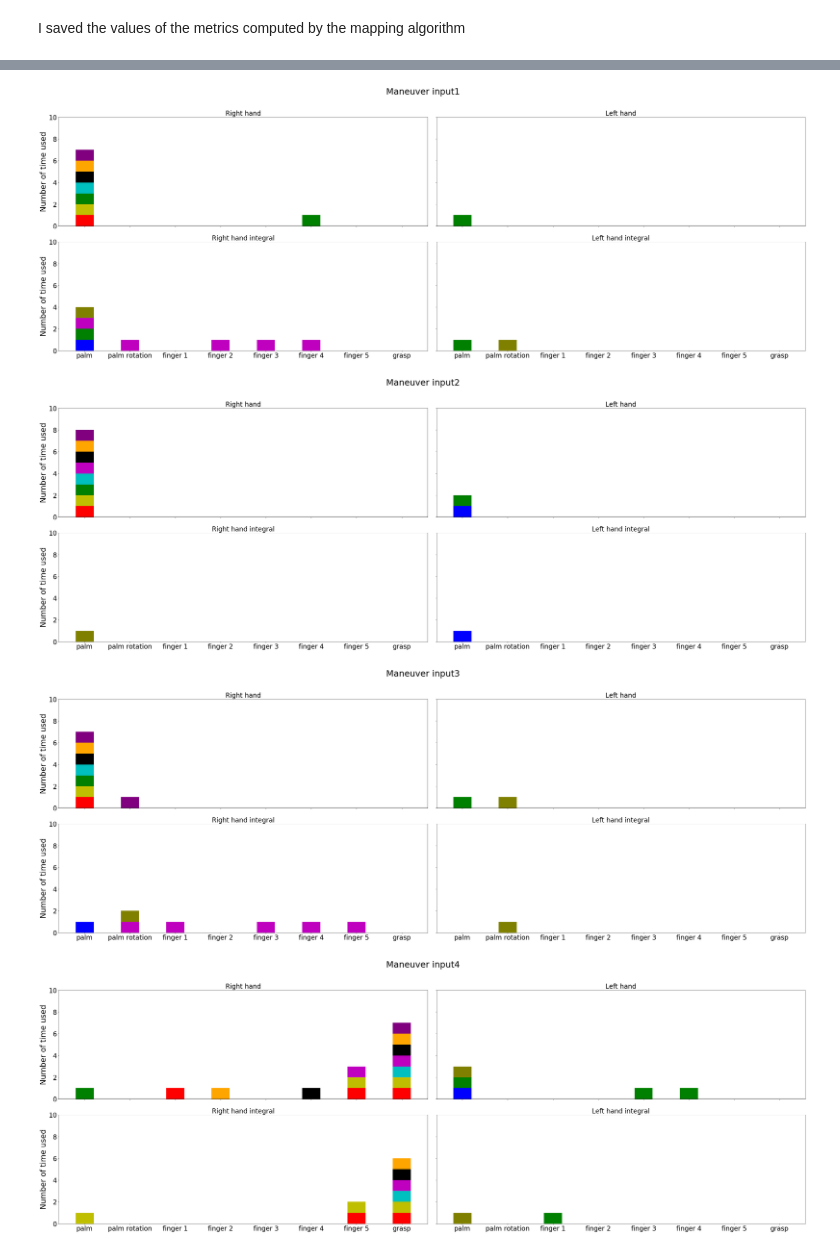
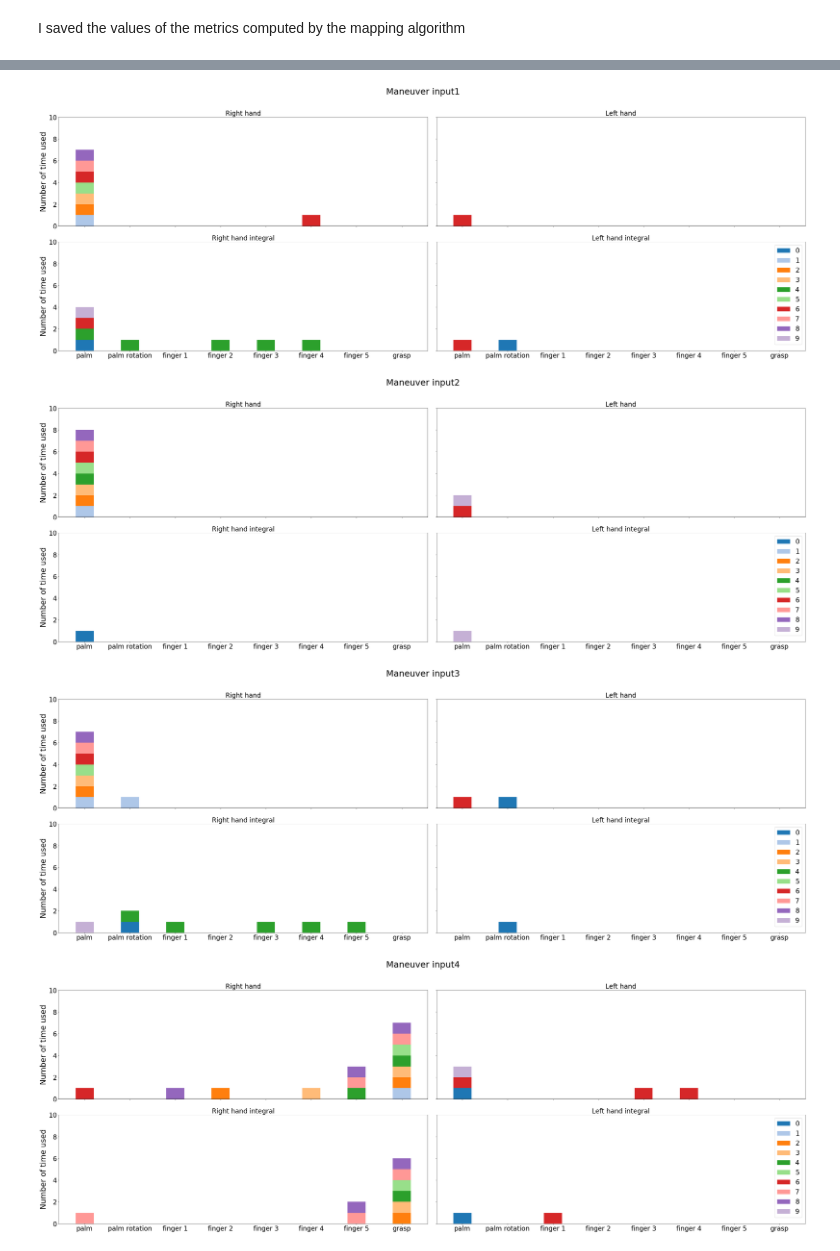
Before and after one commit to LudovicDeMatteis/EPFL_figures_notebook, a Jupyter notebook: notebooks/Pilot_data_analysis.ipynb, the cells around one changed output, grey strips where cells are left out. Cells and saved outputs as stored; diff of their text form; code cells hidden in the pictures.

Commit message:
smaller plots + different colors + code legend

```diff
--- a/notebooks/Pilot_data_analysis.ipynb
+++ b/notebooks/Pilot_data_analysis.ipynb
@@ -7,3 +5,6 @@ data_folder = '..\\data_analysis\\data_analysis\\EXPERIMENT_PILOTS\\VALUES_STORE
+# %%
+# data_folder = '..\\data_analysis\\data_analysis\\EXPERIMENT_PILOTS\\VALUES_STORED'
+data_folder = '/Volumes/GoogleDrive/My Drive/Matteo/EPFL/LIS/Semester projects/__Past/2020 - Spring/Swarm Intuitive /DATA/data_analysis/EXPERIMENT_PILOTS/VALUES_STORED'
 # %%
 # needed to use modules/scripts from parent folder
 import os,sys
@@ -290,7 +279,12 @@ x = np.arange(len(features_names))  # the label locations
 width = 0.4  # the width of the bars
 
 maneuvers = list(coef_sum[0].keys())[:-1]
-color = ['b','r','y','g','c','m','k','orange','purple', 'olive']
+# color = ['b','r','y','g','c','m','k','orange','purple', 'olive']
+
+color = plt.cm.Reds(np.arange(0,1,1/10))
+
+color = plt.cm.Accent(np.arange(0,1,1/10))
+color = [plt.cm.tab20(x) for x in range(10)]
 
 for man in maneuvers:
     fig, ((ax1, ax2), (ax3, ax4)) = plt.subplots(2,2, sharex=True, sharey=True, figsize=(5*len(features_names),15))
@@ -325,35 +319,36 @@ for man in maneuvers:
             base_irh = np.zeros_like(list(all_subjects_lists[subject]["list_int_right_hand"][man].values()))
         else:
             base_irh += np.array(list(all_subjects_lists[subject-1]["list_int_right_hand"][man].values()))
         rects1 = ax3.bar(x, list(all_subjects_lists[subject]["list_int_right_hand"][man].values()), width, color=color[subject], capsize=10, bottom=base_irh)
         # Add some text for labels, title and custom x-axis tick labels, etc.
         ax3.set_ylabel('Number of time used')
         ax3.set_title('Right hand integral')
         ax3.set_xticks(x)
         ax3.set_xticklabels(features_names)
         fig.tight_layout()
         ax3.grid()
 
         if subject == 0:
             base_ilh = np.zeros_like(list(all_subjects_lists[subject]["list_int_left_hand"][man].values()))
         else:
             base_ilh += np.array(list(all_subjects_lists[subject-1]["list_int_left_hand"][man].values()))
-        rects1 = ax4.bar(x, list(all_subjects_lists[subject]["list_int_left_hand"][man].values()), width, color=color[subject], capsize=10, bottom=base_ilh)
+        rects1 = ax4.bar(x, list(all_subjects_lists[subject]["list_int_left_hand"][man].values()), width, color=color[subject], capsize=10, bottom=base_ilh, label = subject)
         # Add some text for labels, title and custom x-axis tick labels, etc.
         #ax4.set_ylabel('Number of time used')
         ax4.set_title('Left hand integral')
         ax4.set_xticks(x)
         ax4.set_xticklabels(features_names)
         fig.tight_layout()
         ax4.grid()
+        ax4.legend()
 
 
     st.set_y(0.95)
     fig.subplots_adjust(top=0.85)
 
     plt.show()
 # %% [output]
-[figure, old version]
+[figure, new version]
-[figure, old version]
+[figure, new version]
-[figure, old version]
+[figure, new version]
-[figure, old version]
+[figure, new version]
```
Also changed, not shown: parts of 8 cells of this notebook.
